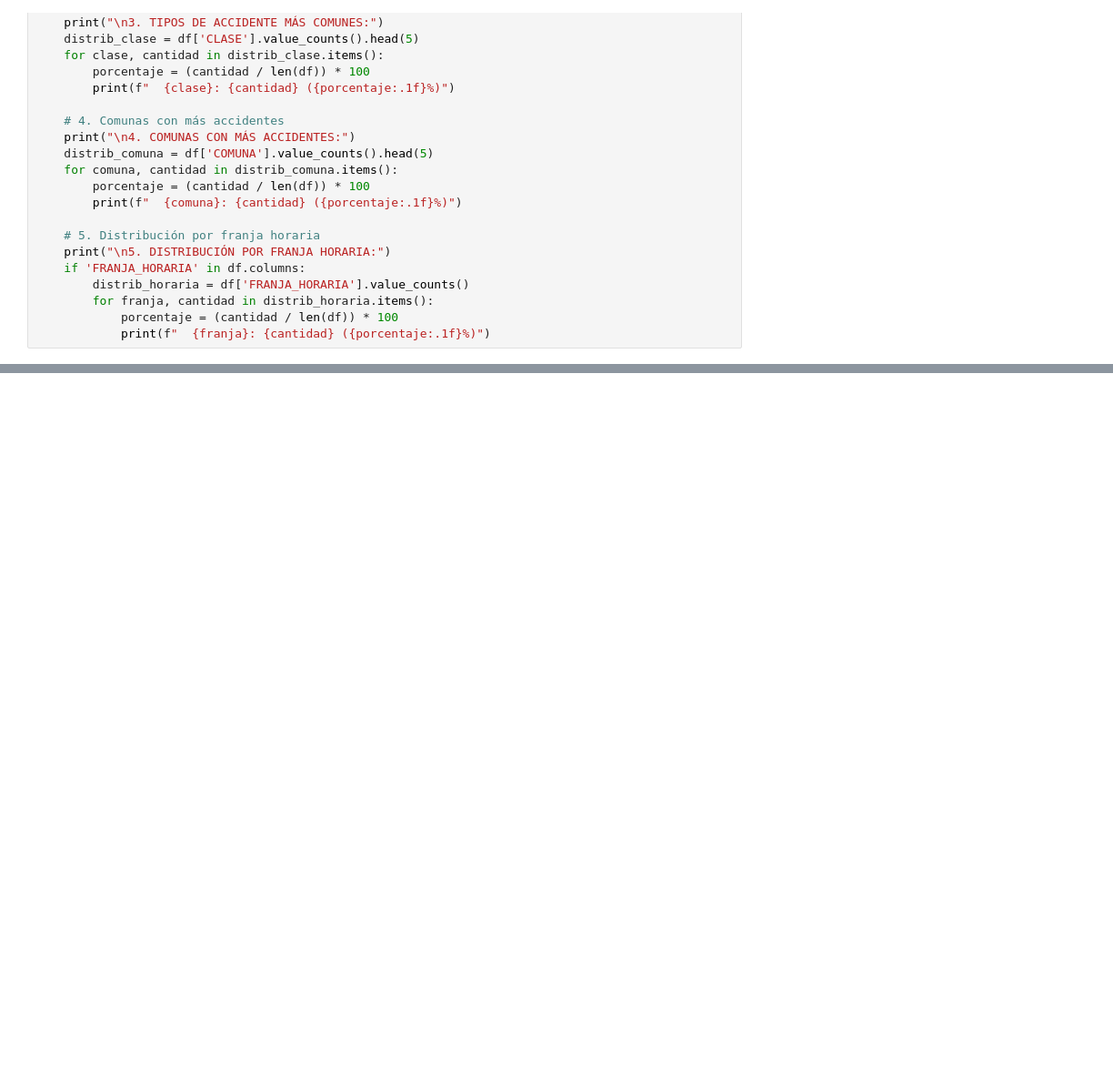
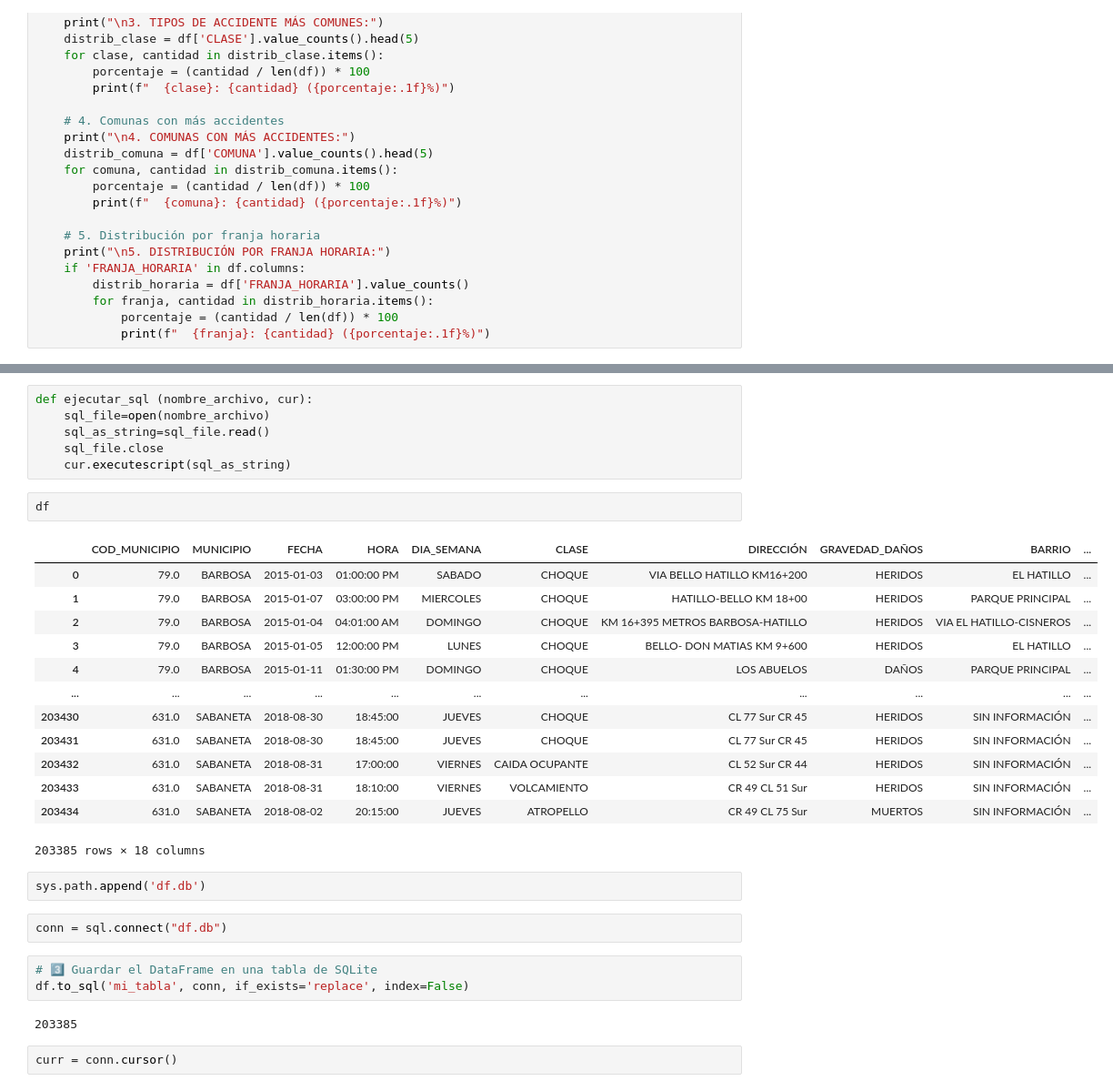
Before and after one commit to AleAguirreM/Proyecto-ACCIDENTALIDAD-VIAL, a Jupyter notebook: Proyecto_Movilidad_Vial.ipynb, the cells around one changed output, grey strips where cells are left out. Shown at 91% size. Drawn from its saved outputs; the diff is of its cells as text; blank space fills up the shorter version.

```diff
--- a/Proyecto_Movilidad_Vial.ipynb
+++ b/Proyecto_Movilidad_Vial.ipynb
@@ -226,0 +255,33 @@ analisis_exploratorio(df)
+# %%
+def ejecutar_sql (nombre_archivo, cur):
+    sql_file=open(nombre_archivo)
+    sql_as_string=sql_file.read()
+    sql_file.close
+    cur.executescript(sql_as_string)
+# %%
+df
+# %% [output]
+|  | COD_MUNICIPIO | MUNICIPIO | FECHA | HORA | DIA_SEMANA | CLASE | DIRECCIÓN | GRAVEDAD_DAÑOS | BARRIO | ... |
+| 0 | 79.0 | BARBOSA | 2015-01-03 | 01:00:00 PM | SABADO | CHOQUE | VIA BELLO HATILLO KM16+200 | HERIDOS | EL HATILLO | ... |
+| 1 | 79.0 | BARBOSA | 2015-01-07 | 03:00:00 PM | MIERCOLES | CHOQUE | HATILLO-BELLO KM 18+00 | HERIDOS | PARQUE PRINCIPAL | ... |
+| 2 | 79.0 | BARBOSA | 2015-01-04 | 04:01:00 AM | DOMINGO | CHOQUE | KM 16+395 METROS BARBOSA-HATILLO | HERIDOS | VIA EL HATILLO-CISNEROS | ... |
+| 3 | 79.0 | BARBOSA | 2015-01-05 | 12:00:00 PM | LUNES | CHOQUE | BELLO- DON MATIAS KM 9+600 | HERIDOS | EL HATILLO | ... |
+| 4 | 79.0 | BARBOSA | 2015-01-11 | 01:30:00 PM | DOMINGO | CHOQUE | LOS ABUELOS | DAÑOS | PARQUE PRINCIPAL | ... |
+| ... | ... | ... | ... | ... | ... | ... | ... | ... | ... | ... |
+| 203430 | 631.0 | SABANETA | 2018-08-30 | 18:45:00 | JUEVES | CHOQUE | CL 77 Sur CR 45 | HERIDOS | SIN INFORMACIÓN | ... |
+| 203431 | 631.0 | SABANETA | 2018-08-30 | 18:45:00 | JUEVES | CHOQUE | CL 77 Sur CR 45 | HERIDOS | SIN INFORMACIÓN | ... |
+| 203432 | 631.0 | SABANETA | 2018-08-31 | 17:00:00 | VIERNES | CAIDA OCUPANTE | CL 52 Sur CR 44 | HERIDOS | SIN INFORMACIÓN | ... |
+| 203433 | 631.0 | SABANETA | 2018-08-31 | 18:10:00 | VIERNES | VOLCAMIENTO | CR 49 CL 51 Sur | HERIDOS | SIN INFORMACIÓN | ... |
+| 203434 | 631.0 | SABANETA | 2018-08-02 | 20:15:00 | JUEVES | ATROPELLO | CR 49 CL 75 Sur | MUERTOS | SIN INFORMACIÓN | ... |
+203385 rows × 18 columns
+# %%
+sys.path.append('df.db')
+# %%
+conn = sql.connect("df.db")
+# %%
+# 3️⃣ Guardar el DataFrame en una tabla de SQLite
+df.to_sql('mi_tabla', conn, if_exists='replace', index=False)
+# %% [output]
+203385
+# %%
+curr = conn.cursor()
```
Also changed, not shown: parts of 10 cells of this notebook.
